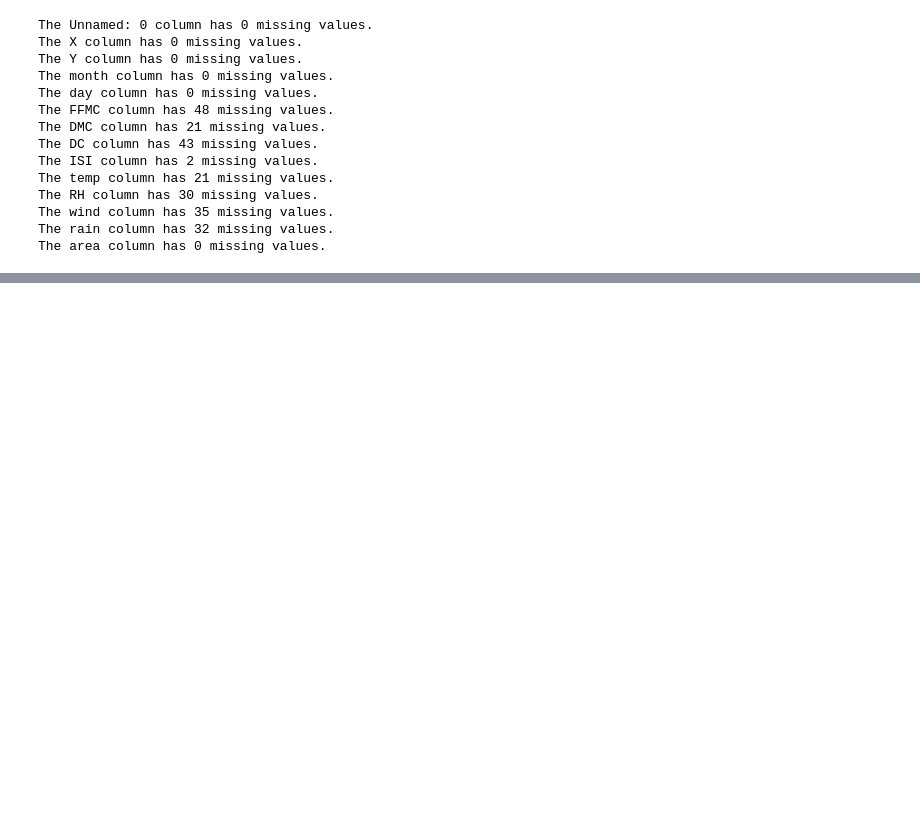
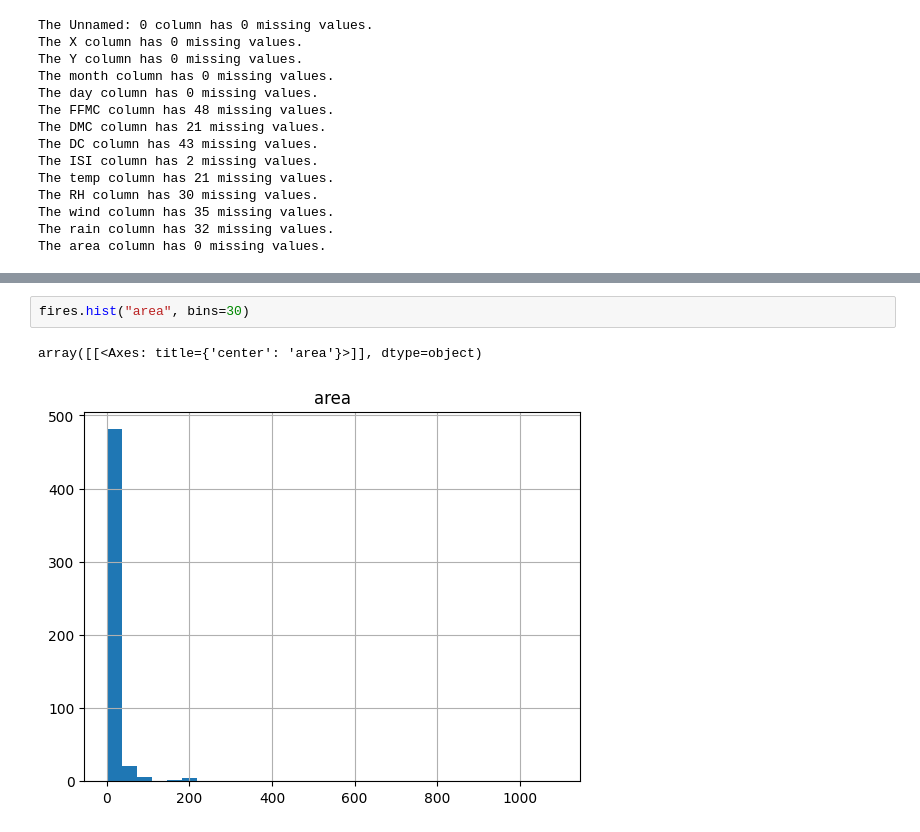
Before and after one commit to Clarkszw/clarkszw.github.io, a Jupyter notebook: Python/Forest_Fires/Forest_Fires.ipynb, the cells around one changed output, grey strips where cells are left out. Saved outputs shown, nothing was run; the diff lists cells and outputs as text; blank space fills up the shorter version.

```diff
--- a/Python/Forest_Fires/Forest_Fires.ipynb
+++ b/Python/Forest_Fires/Forest_Fires.ipynb
@@ -31,0 +68,5 @@ The area column has 0 missing values.
+# %%
+fires.hist("area", bins=30)
+# %% [output]
+array([[<Axes: title={'center': 'area'}>]], dtype=object)
+[figure, added]
```
Also changed, not shown: parts of 28 cells of this notebook, 2 other files.
